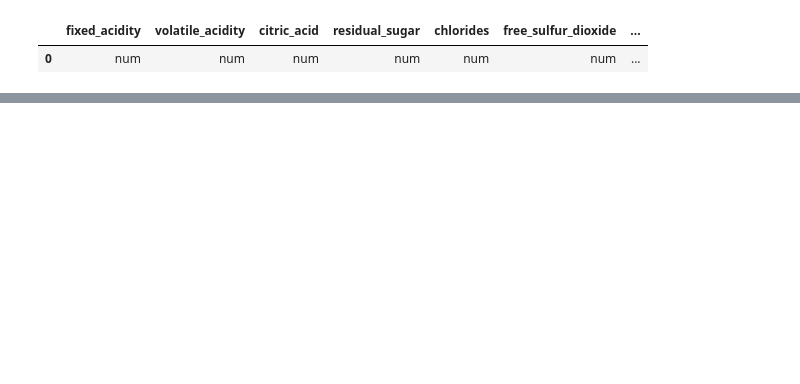
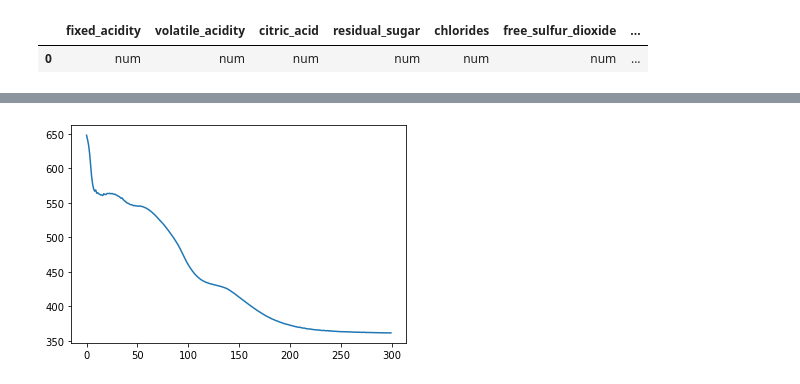
Before and after one commit to awright101/thesis_work_gaialens, a Jupyter notebook: Wine_Dataset_Work.ipynb, the cells around one changed output, grey strips where cells are left out. Cells and saved outputs as stored; diff of their text form; code cells hidden in the pictures; blank space fills up the shorter version.

```diff
--- a/Wine_Dataset_Work.ipynb
+++ b/Wine_Dataset_Work.ipynb
@@ -100,6 +96,6 @@ df_scaled = pd.DataFrame(data=scaler.transform(df.to_numpy()),columns=df.columns
 # %%
-col_type = pd.DataFrame(data=np.array([np.nan]*20).reshape(1,20),columns=df_scaled.columns)
-for col in df_scaled.columns:
+col_type = pd.DataFrame(data=np.array([np.nan]*20).reshape(1,20),columns=df.columns)
+for col in df.columns:
     #print(col,len(df_scaled[col].unique()))
 
     if len(df_scaled[col].unique()) < 3:
@@ -128,10 +132,19 @@ def RMSE(darray,recon):
 # %%
 def train_model(data_array,model_in,
-                optimizer_in,device_in,epochs=50,batch_size=125,mask_in=None):
+                optimizer_in,device_in,epochs=50,batch_size=125,mask_on=1,mask_in=None):
+
+    dtensor = torch.FloatTensor(data_array)
+
+    data_iter = DataLoader(dtensor,batch_size=batch_size, shuffle=False)
+    if mask_on == 0:
+        mask_iter = DataLoader(torch.zeros_like(dtensor),batch_size=batch_size, shuffle=False)
+    elif mask_on==1:
+        mask_iter = DataLoader(torch.FloatTensor(mask_in),batch_size=batch_size, shuffle=False)
 
 
-    data_iter = DataLoader(dtensor,batch_size=batch_size, shuffle=False)
-    mask_iter = DataLoader(torch.FloatTensor(mask_in),batch_size=batch_size, shuffle=False)
+
+
+
     model_in.train()
 
 
@@ -155,12 +168,16 @@ def train_model(data_array,model_in,
 
         loss_store.append(loss.item())
 
+        if epoch %10 == 0:
+
+            print('Epoch: '+str(epoch),'Loss: '+str(loss.detach().item()))
+
 
     plt.plot(loss_store)
     plt.show()
 
     model_in.eval()
-    drecon,mu,log_var =  model(dtensor)
+    drecon,mu,log_var =  model_in(dtensor)
     recon_array = drecon.detach().numpy()
     input_array = dtensor.detach().numpy()#dtensor.detach().numpy()
 
@@ -565,0 +519,2 @@ array([8.16199718, 7.88774925, 8.04665505, ..., 7.10148421, 6.96758195,
+# %%
+corrupt_dataframe,row_inds = corrupt_rows(input_df=wine_df,coltype_df=col_type,percent=0.1,num_sigma=5,alpha=0)
@@ -565,0 +552,2 @@ array([8.16199718, 7.88774925, 8.04665505, ..., 7.10148421, 6.96758195,
+# %%
+df = df.drop(['quality','wine_type'],axis=1)
@@ -565,0 +578,10 @@ array([8.16199718, 7.88774925, 8.04665505, ..., 7.10148421, 6.96758195,
+# %%
+dtensor = torch.FloatTensor(df_scaled.to_numpy())
+device = torch.device("cpu")
+model = VAE(num_feats = 20,latent_dims=2).to(device)
+
+optimizer = optim.Adam(model.parameters(), lr=1e-4)
+
+rmse,model_out = train_model(data_array=dtensor,model_in=model,
+                optimizer_in=optimizer,device_in=device,epochs=300,batch_size=50,mask_on=0,mask_in=None)
+# %% [output]
@@ -565,0 +605 @@ array([8.16199718, 7.88774925, 8.04665505, ..., 7.10148421, 6.96758195,
+[figure, added]
```
Also changed, not shown: parts of 116 cells of this notebook, 1 other file.
